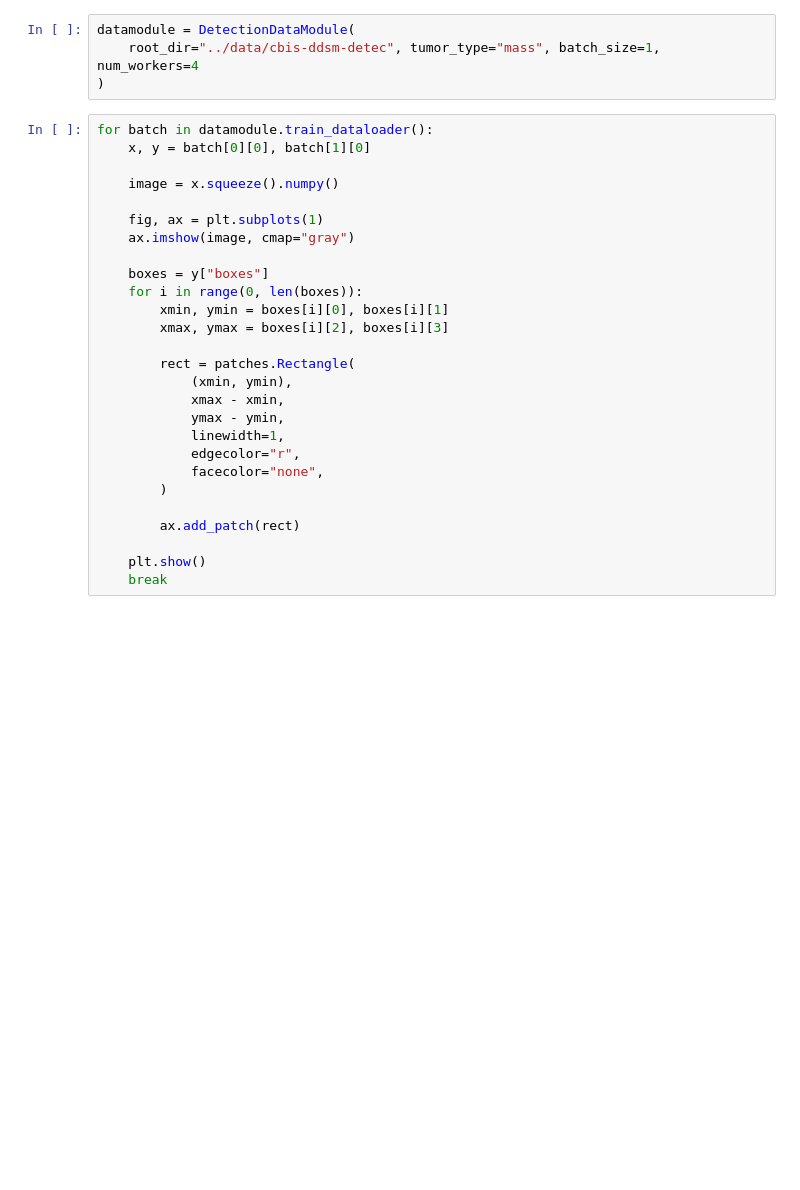
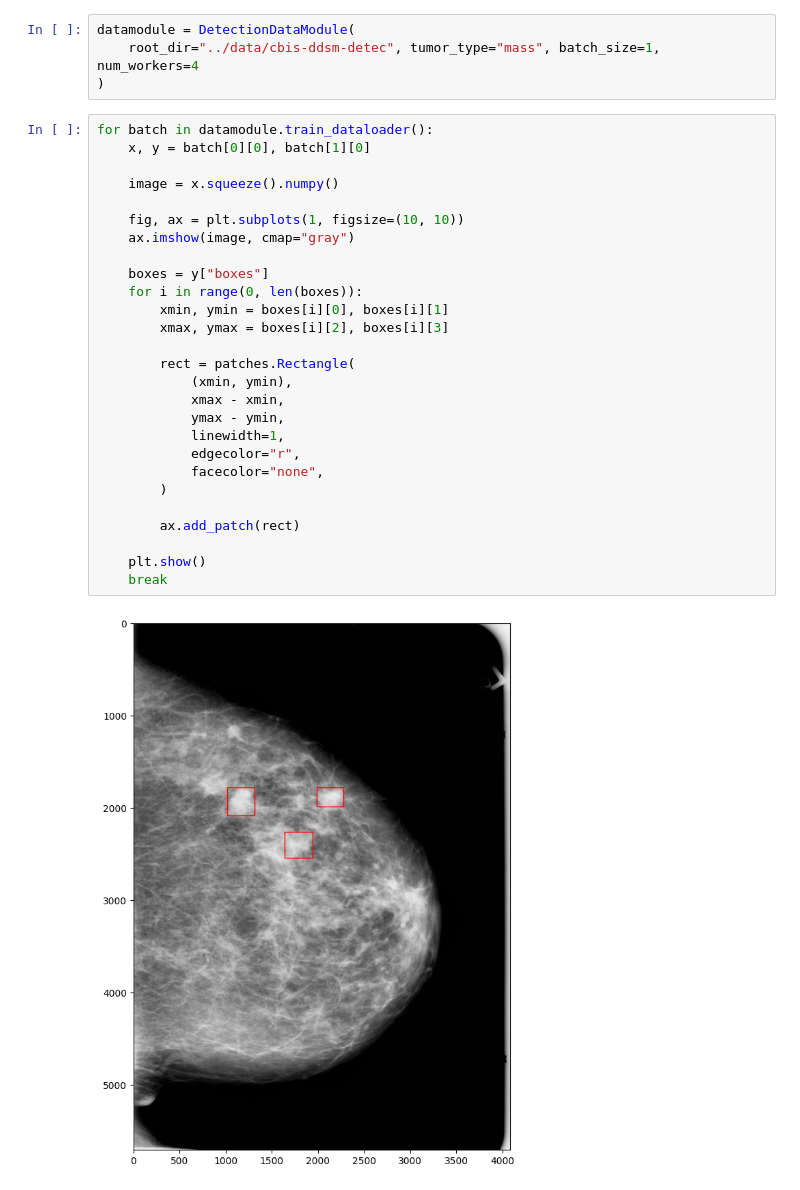
Before and after one commit to tmb2k01/mammo-vision, a Jupyter notebook: notebooks/detection_validation.ipynb, the cells around one changed output. Drawn from its saved outputs; the diff is of its cells as text; blank space fills up the shorter version.

```diff
--- a/notebooks/detection_validation.ipynb
+++ b/notebooks/detection_validation.ipynb
@@ -20,29 +20,31 @@ datamodule = DetectionDataModule(
 # %%
 for batch in datamodule.train_dataloader():
     x, y = batch[0][0], batch[1][0]
 
     image = x.squeeze().numpy()
 
-    fig, ax = plt.subplots(1)
+    fig, ax = plt.subplots(1, figsize=(10, 10))
     ax.imshow(image, cmap="gray")
 
     boxes = y["boxes"]
     for i in range(0, len(boxes)):
         xmin, ymin = boxes[i][0], boxes[i][1]
         xmax, ymax = boxes[i][2], boxes[i][3]
 
         rect = patches.Rectangle(
             (xmin, ymin),
             xmax - xmin,
             ymax - ymin,
             linewidth=1,
             edgecolor="r",
             facecolor="none",
         )
 
         ax.add_patch(rect)
 
     plt.show()
     break
+# %% [output]
+[figure, added]
 # %%
 model = DetectionModel(weight_path="../models/mass-detection.ckpt")
```
Also changed, not shown: parts of 2 cells of this notebook, 3 other files.
